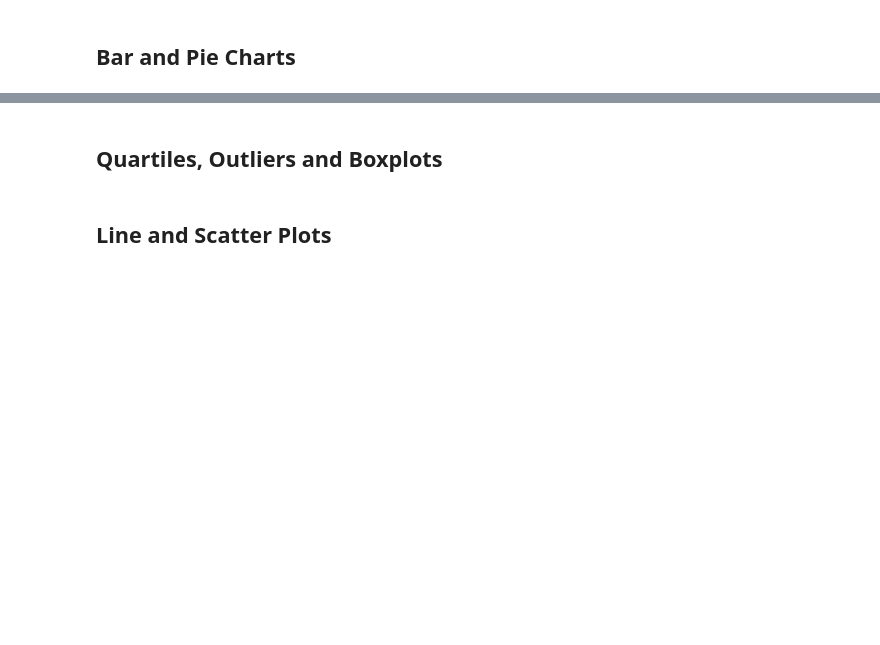
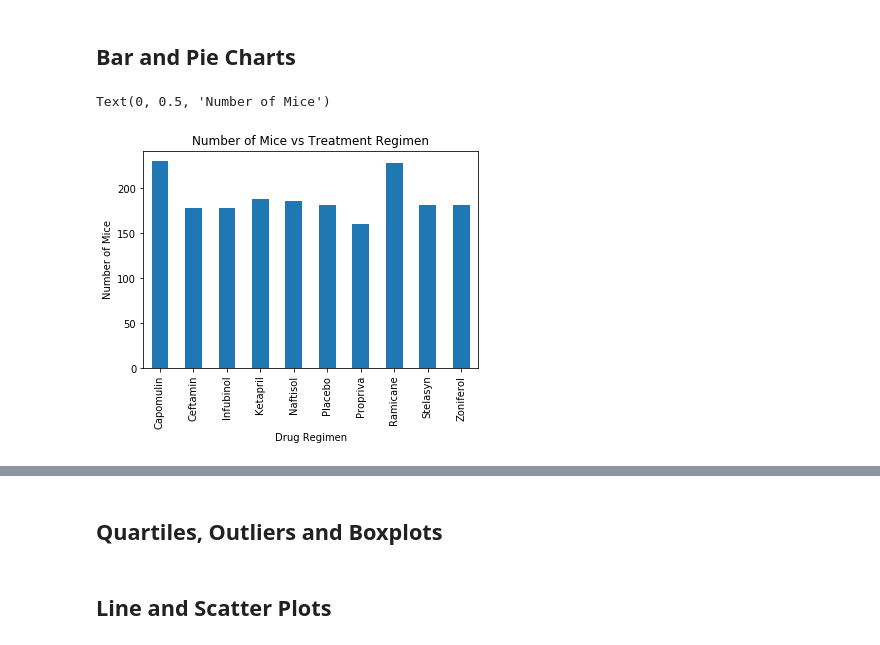
Before and after one commit to j1-aggie/5_MatPlotLib_Homework, a Jupyter notebook: pymaceuticals_starter.ipynb, the cells around one changed output, grey strips where cells are left out. Drawn from its saved outputs; the diff is of its cells as text; code cells hidden in the pictures; blank space fills up the shorter version.

```diff
--- a/pymaceuticals_starter.ipynb
+++ b/pymaceuticals_starter.ipynb
@@ -131,5 +146,13 @@ summarystats.head()
 ## Bar and Pie Charts
 # %%
 # Generate a bar plot showing the total number of mice for each treatment throughout the course of the study using pandas.
+barpd_data = clean_data.groupby('Drug Regimen').count()['Tumor Volume (mm3)']
+bar_plot_data = barpd_data.plot.bar(rot='vertical',title='Number of Mice vs Treatment Regimen')
+
+bar_plot_data.set_xlabel("Drug Regimen")
+bar_plot_data.set_ylabel("Number of Mice")
+# %% [output]
+Text(0, 0.5, 'Number of Mice')
+[figure, added]
 # %%
 # Generate a bar plot showing the total number of mice for each treatment throughout the course of the study using pyplot.
```
Also changed, not shown: parts of 6 cells of this notebook.
